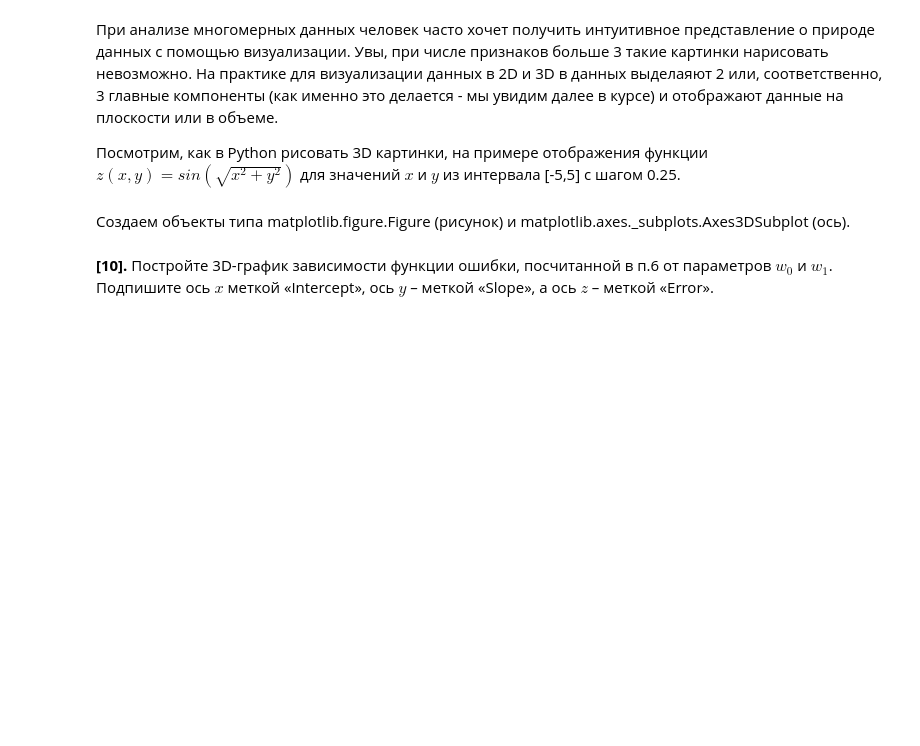
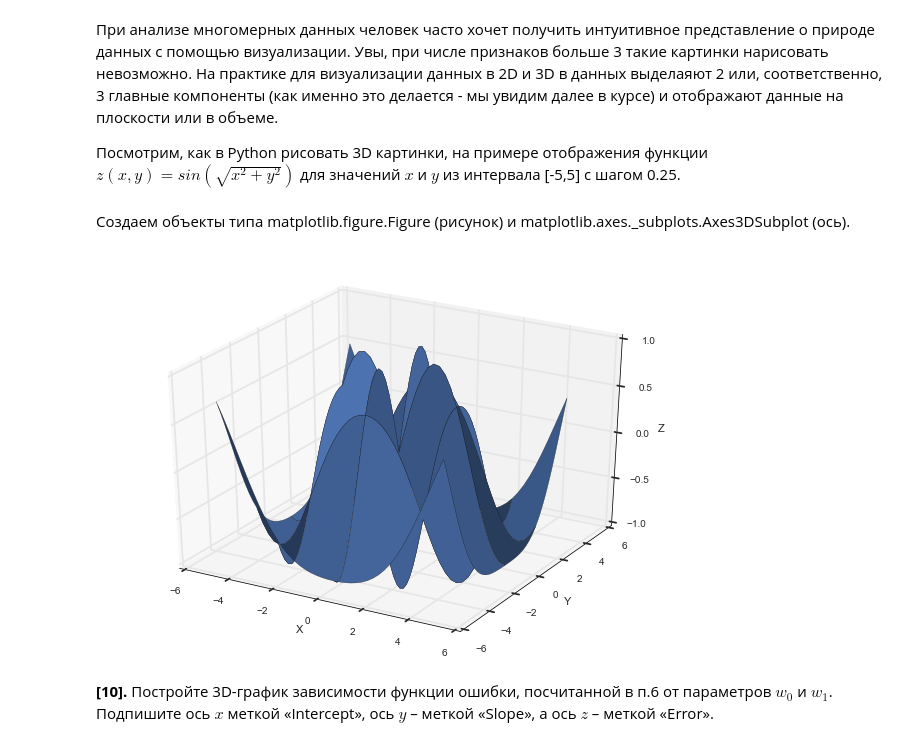
Before and after one commit to lunaplush/coursera, a Jupyter notebook: peer_review_linreg_height_weight.ipynb, the cells around one changed output. Drawn from its saved outputs; the diff is of its cells as text; code cells hidden in the pictures; blank space fills up the shorter version.

```diff
--- a/peer_review_linreg_height_weight.ipynb
+++ b/peer_review_linreg_height_weight.ipynb
@@ -160,22 +214,27 @@ from mpl_toolkits.mplot3d import Axes3D
 Создаем объекты типа matplotlib.figure.Figure (рисунок) и  matplotlib.axes._subplots.Axes3DSubplot (ось).
 # %%
 fig = plt.figure()
-ax = fig.gca(projection='3d') # get current axis
+#ax = fig.gca(projection='rectilinear') # Python 2 get current axis
+
+ax =Axes3D(fig)
 
 # Создаем массивы NumPy с координатами точек по осям X и У.
 # Используем метод meshgrid, при котором по векторам координат
 # создается матрица координат. Задаем нужную функцию Z(x, y).
 X = np.arange(-5, 5, 0.25)
 Y = np.arange(-5, 5, 0.25)
 X, Y = np.meshgrid(X, Y)
+
 Z = np.sin(np.sqrt(X**2 + Y**2))
 
 # Наконец, используем метод *plot_surface* объекта
 # типа Axes3DSubplot. Также подписываем оси.
 surf = ax.plot_surface(X, Y, Z)
 ax.set_xlabel('X')
 ax.set_ylabel('Y')
 ax.set_zlabel('Z')
 plt.show()
+# %% [output]
+[figure, added]
 # %% [markdown]
 **[10].** Постройте 3D-график зависимости функции ошибки, посчитанной в п.6 от параметров $w_0$ и $w_1$. Подпишите ось $x$ меткой «Intercept», ось $y$ – меткой «Slope», a ось $z$ – меткой «Error».
```
Also changed, not shown: parts of 21 cells of this notebook.
